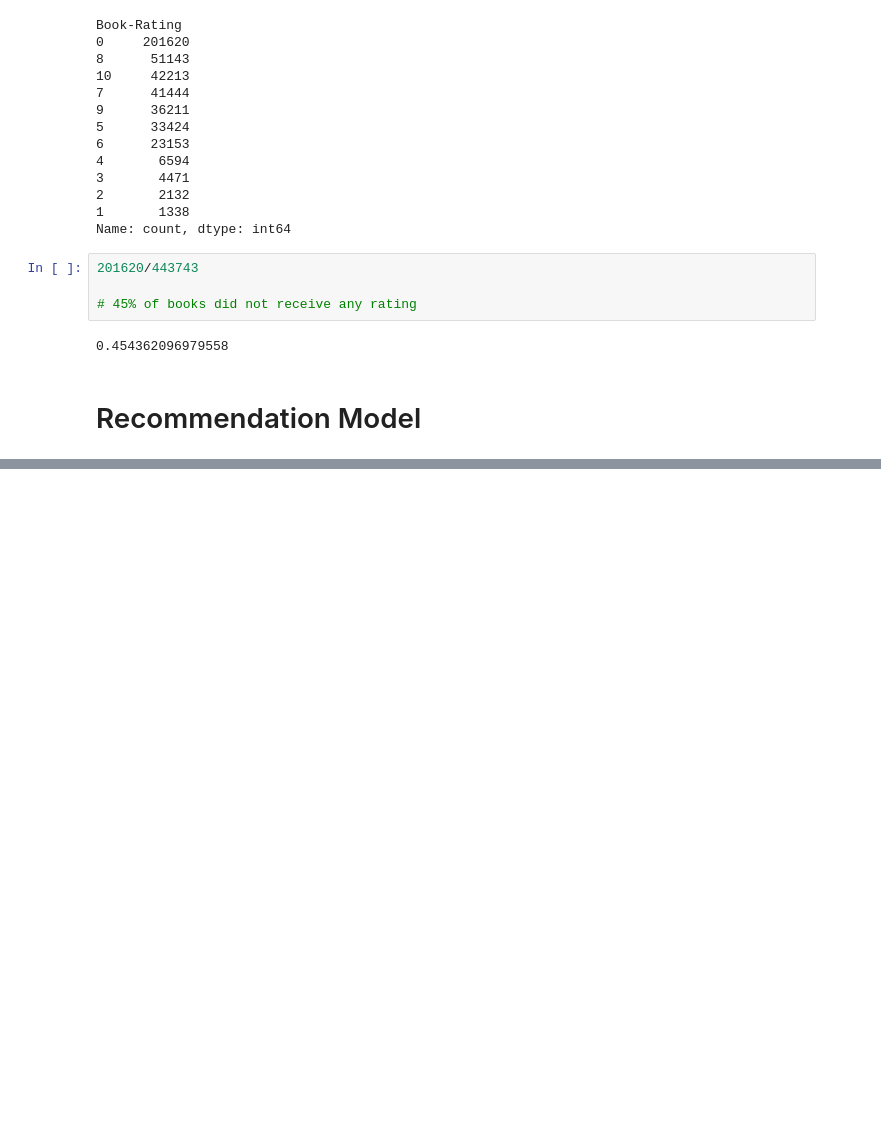
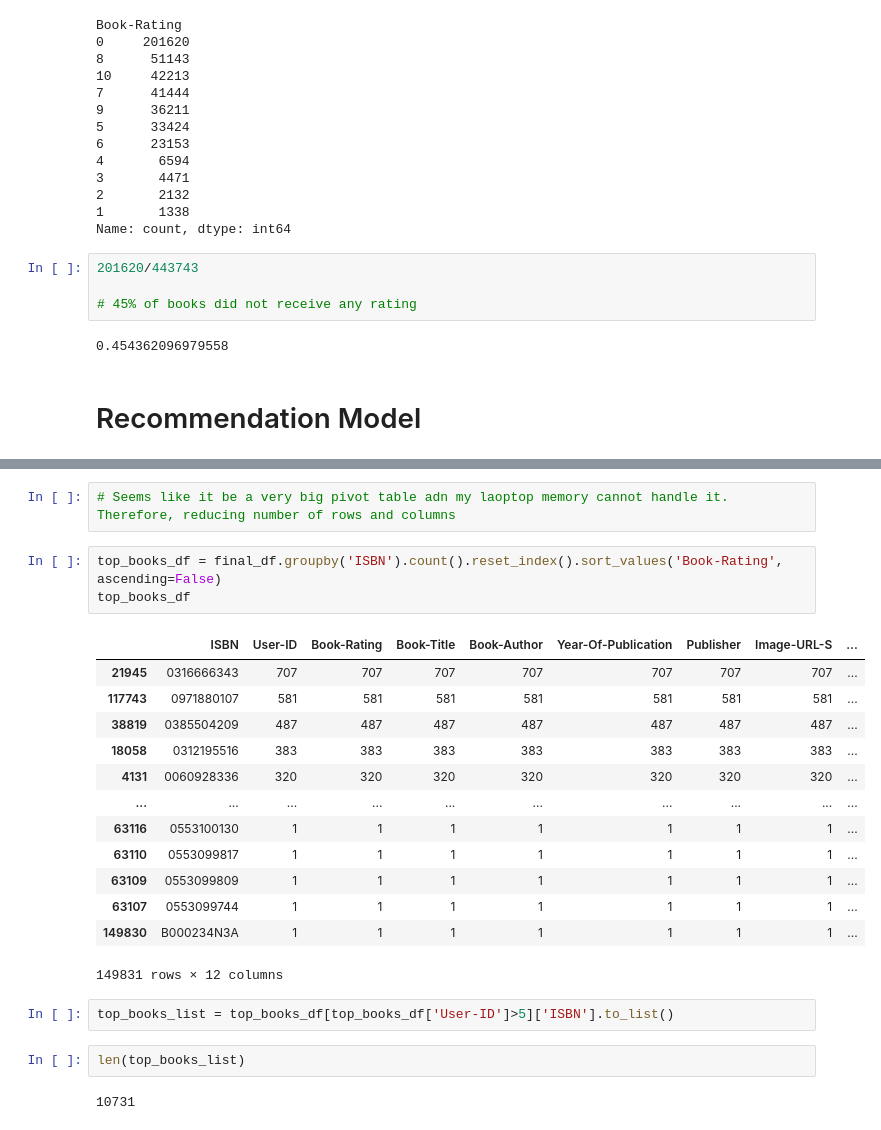
Before and after one commit to AnshulSGarg/Book-Recommender-System, a Jupyter notebook: Recommender_Model.ipynb, the cells around one changed output, grey strips where cells are left out. Drawn from its saved outputs; the diff is of its cells as text; blank space fills up the shorter version.

```diff
--- a/Recommender_Model.ipynb
+++ b/Recommender_Model.ipynb
@@ -424,0 +435,25 @@ ValueError: negative dimensions are not allowed
+# %%
+# Seems like it be a very big pivot table adn my laoptop memory cannot handle it. Therefore, reducing number of rows and columns
+# %%
+top_books_df = final_df.groupby('ISBN').count().reset_index().sort_values('Book-Rating', ascending=False)
+top_books_df
+# %% [output]
+|  | ISBN | User-ID | Book-Rating | Book-Title | Book-Author | Year-Of-Publication | Publisher | Image-URL-S | ... |
+| 21945 | 0316666343 | 707 | 707 | 707 | 707 | 707 | 707 | 707 | ... |
+| 117743 | 0971880107 | 581 | 581 | 581 | 581 | 581 | 581 | 581 | ... |
+| 38819 | 0385504209 | 487 | 487 | 487 | 487 | 487 | 487 | 487 | ... |
+| 18058 | 0312195516 | 383 | 383 | 383 | 383 | 383 | 383 | 383 | ... |
+| 4131 | 0060928336 | 320 | 320 | 320 | 320 | 320 | 320 | 320 | ... |
+| ... | ... | ... | ... | ... | ... | ... | ... | ... | ... |
+| 63116 | 0553100130 | 1 | 1 | 1 | 1 | 1 | 1 | 1 | ... |
+| 63110 | 0553099817 | 1 | 1 | 1 | 1 | 1 | 1 | 1 | ... |
+| 63109 | 0553099809 | 1 | 1 | 1 | 1 | 1 | 1 | 1 | ... |
+| 63107 | 0553099744 | 1 | 1 | 1 | 1 | 1 | 1 | 1 | ... |
+| 149830 | B000234N3A | 1 | 1 | 1 | 1 | 1 | 1 | 1 | ... |
+149831 rows × 12 columns
+# %%
+top_books_list = top_books_df[top_books_df['User-ID']>5]['ISBN'].to_list()
+# %%
+len(top_books_list)
+# %% [output]
+10731
```
Also changed, not shown: parts of 22 cells of this notebook.
